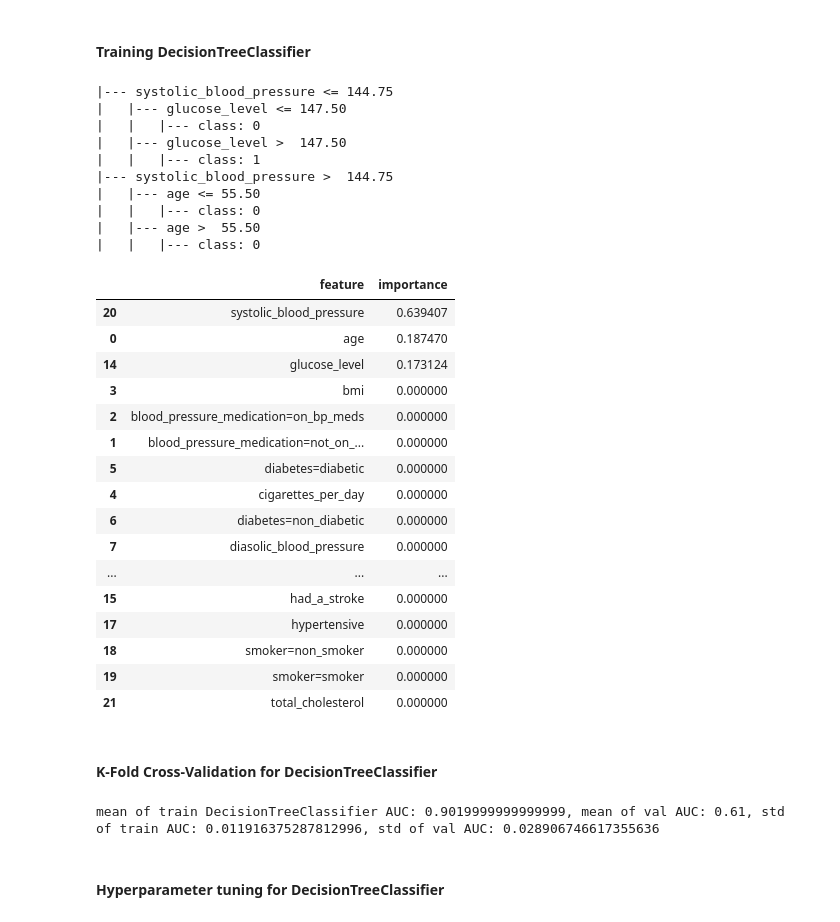
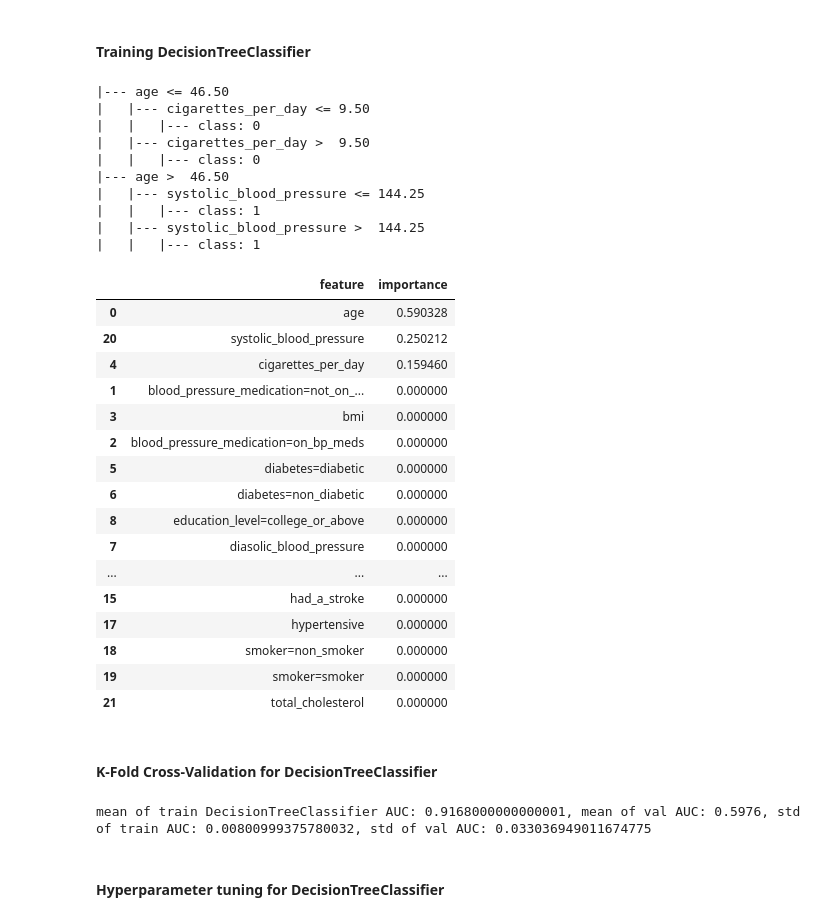
Before and after one commit to huanruizhang111/Machine-Learning-Zoomcamp-2025, a Jupyter notebook: Projects/Heart_Disease_Risk_Prediction/notebook.ipynb, the cells around one changed output. Drawn from its saved outputs; the diff is of its cells as text; code cells hidden in the pictures.

Commit message:
Training using cost sensitive to deal with imbalanced data in target variable

```diff
--- a/Projects/Heart_Disease_Risk_Prediction/notebook.ipynb
+++ b/Projects/Heart_Disease_Risk_Prediction/notebook.ipynb
@@ -299,5 +324,5 @@ X_train.shape
 # %%
 from sklearn.linear_model import LogisticRegression
-model = LogisticRegression(solver='liblinear', C=1.0, max_iter=1000)
+model = LogisticRegression(solver='liblinear', C=1.0, max_iter=1000, class_weight='balanced', random_state=1)
 model.fit(X_train, y_train)
 # %% [output]
@@ -459,36 +484,36 @@ df_lr_auc_score_hyperparamters.sort_values(by='val_auc', ascending=False).head()
 # %%
 from sklearn.tree import DecisionTreeClassifier
 from sklearn.tree import export_text
-dt = DecisionTreeClassifier(max_depth=2)
+dt = DecisionTreeClassifier(max_depth=2, class_weight='balanced', random_state=1)
 dt.fit(X_train, y_train)
 print(export_text(dt, feature_names=dv.get_feature_names_out()))
 
 df_feature_importance = pd.DataFrame({
     'feature': dv.get_feature_names_out(),
     'importance': dt.feature_importances_
 }).sort_values(by='importance', ascending=False)
 df_feature_importance
 # %% [output]
-|--- systolic_blood_pressure <= 144.75
-|   |--- glucose_level <= 147.50
+|--- age <= 46.50
+|   |--- cigarettes_per_day <= 9.50
 |   |   |--- class: 0
-|   |--- glucose_level >  147.50
+|   |--- cigarettes_per_day >  9.50
+|   |   |--- class: 0
+|--- age >  46.50
+|   |--- systolic_blood_pressure <= 144.25
 |   |   |--- class: 1
-|--- systolic_blood_pressure >  144.75
-|   |--- age <= 55.50
-|   |   |--- class: 0
-|   |--- age >  55.50
-|   |   |--- class: 0
+|   |--- systolic_blood_pressure >  144.25
+|   |   |--- class: 1
 |  | feature | importance |
-| 20 | systolic_blood_pressure | 0.639407 |
-| 0 | age | 0.187470 |
-| 14 | glucose_level | 0.173124 |
+| 0 | age | 0.590328 |
+| 20 | systolic_blood_pressure | 0.250212 |
+| 4 | cigarettes_per_day | 0.159460 |
+| 1 | blood_pressure_medication=not_on_... | 0.000000 |
 | 3 | bmi | 0.000000 |
 | 2 | blood_pressure_medication=on_bp_meds | 0.000000 |
-| 1 | blood_pressure_medication=not_on_... | 0.000000 |
 | 5 | diabetes=diabetic | 0.000000 |
-| 4 | cigarettes_per_day | 0.000000 |
 | 6 | diabetes=non_diabetic | 0.000000 |
+| 8 | education_level=college_or_above | 0.000000 |
 | 7 | diasolic_blood_pressure | 0.000000 |
 | ... | ... | ... |
 | 15 | had_a_stroke | 0.000000 |
@@ -513,7 +538,7 @@ def k_fold_DecisionTreeClassifier_auc(df_train_full, categoricals, numericals, m
         # train the model
         X_train = dv.transform(train_dict)
         y_train = df_train['10year_chd_risk'].values
-        model = DecisionTreeClassifier(max_depth = maxDepth, min_samples_leaf = minSamplesLeaf)
+        model = DecisionTreeClassifier(max_depth = maxDepth, min_samples_leaf = minSamplesLeaf, class_weight='balanced', random_state=1)
         model.fit(X_train, y_train)
 
         # make predictions on train data
@@ -540,7 +565,7 @@ def k_fold_DecisionTreeClassifier_auc(df_train_full, categoricals, numericals, m
 kf_dt_train_auc, kf_dt_val_auc = k_fold_DecisionTreeClassifier_auc(df_train_full, categoricals, numericals)
 print(f'mean of train DecisionTreeClassifier AUC: {np.mean(kf_dt_train_auc)}, mean of val AUC: {np.mean(kf_dt_val_auc)}, std of train AUC: {np.std(kf_dt_train_auc)}, std of val AUC: {np.std(kf_dt_val_auc)}')
 # %% [output]
-mean of train DecisionTreeClassifier AUC: 0.9019999999999999, mean of val AUC: 0.61, std of train AUC: 0.011916375287812996, std of val AUC: 0.028906746617355636
+mean of train DecisionTreeClassifier AUC: 0.9168000000000001, mean of val AUC: 0.5976, std of train AUC: 0.00800999375780032, std of val AUC: 0.033036949011674775
 # %% [markdown]
 #### Hyperparameter tuning for DecisionTreeClassifier
 # %%
```
Also changed, not shown: parts of 43 cells of this notebook.
